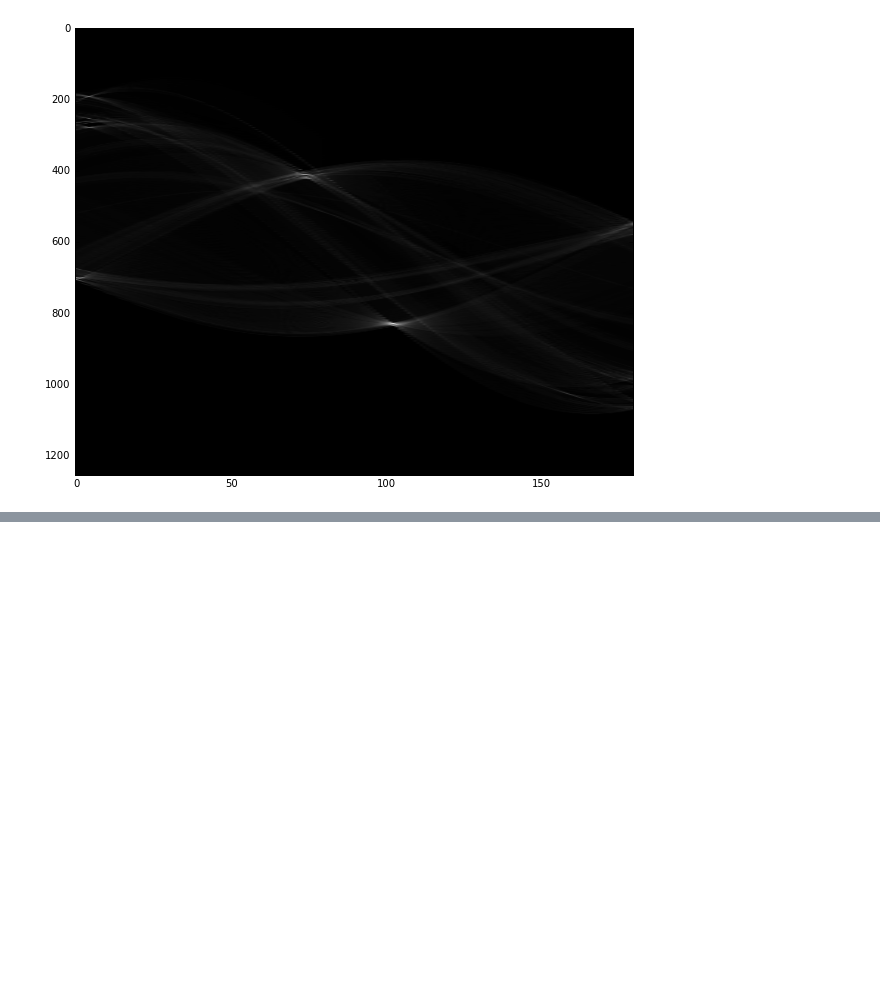
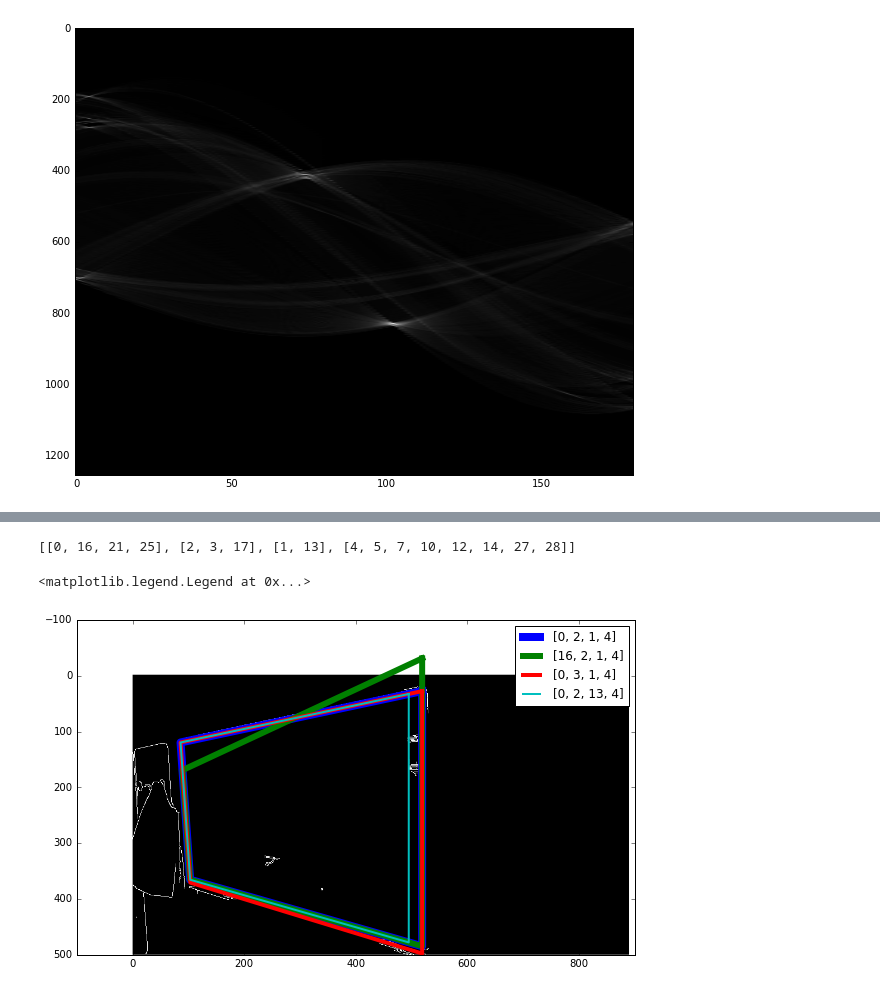
Before and after one commit to oceanofsolaris/whiteboard-diff, a Jupyter notebook: detection_notebook.ipynb, the cells around one changed output, grey strips where cells are left out. Cells and saved outputs as stored; diff of their text form; code cells hidden in the pictures; blank space fills up the shorter version.

```diff
--- a/detection_notebook.ipynb
+++ b/detection_notebook.ipynb
@@ -199,0 +183,7 @@ for inter in inters:
+# %%
+def sinos_to_corners(sino_coords,shape):
+    if len(sino_coords) != 4:
+        return None
+    lines = [sino_to_point(angle,offset, shape) for (offset, angle) in sino_coords]
+    (corners, ls) = get_corners(lines)
+    return corners
@@ -199,0 +217,20 @@ for inter in inters:
+# %%
+bucket_depths = [len(a)-1 for a in bucket_contents]
+tst = 0;
+print(bucket_contents)
+plt.imshow(edged_auto, cmap=plt.cm.Greys_r)
+maxlines = 3
+for (ll,c) in enumerate(allcombinations(bucket_depths)):
+    possible_rect = [bucket_contents[ii][c[ii]] for ii in range(4)]
+    rect_coords = [candidate_lines[ii] for ii in possible_rect]
+    corners = np.array(sinos_to_corners(rect_coords,edged_auto.shape))
+    corners2=np.append(corners,corners[0:1,:],axis=0)
+    plt.plot(corners2[:,0],corners2[:,1],label=str(possible_rect),linewidth=(1+maxlines-ll)*2)
+    tst += 1
+    if tst > maxlines:
+        break
+plt.legend()
+# %% [output]
+[[0, 16, 21, 25], [2, 3, 17], [1, 13], [4, 5, 7, 10, 12, 14, 27, 28]]
+<matplotlib.legend.Legend at 0x...>
+[figure, added]
```
Also changed, not shown: parts of 11 cells of this notebook.
